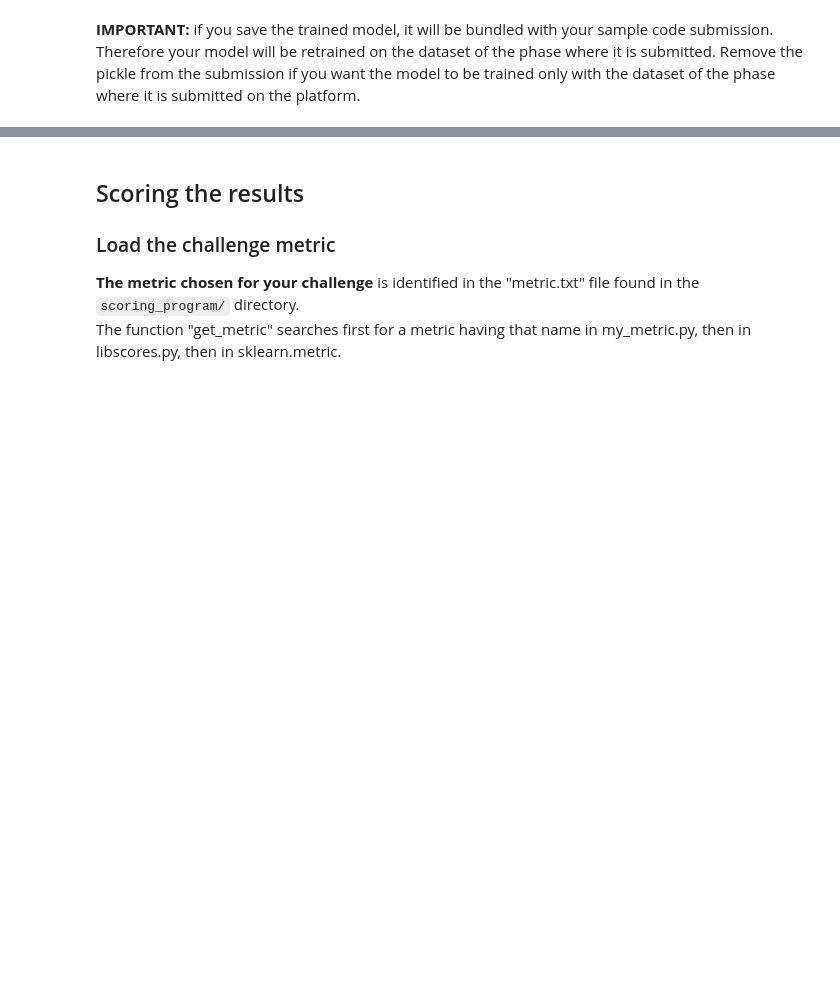
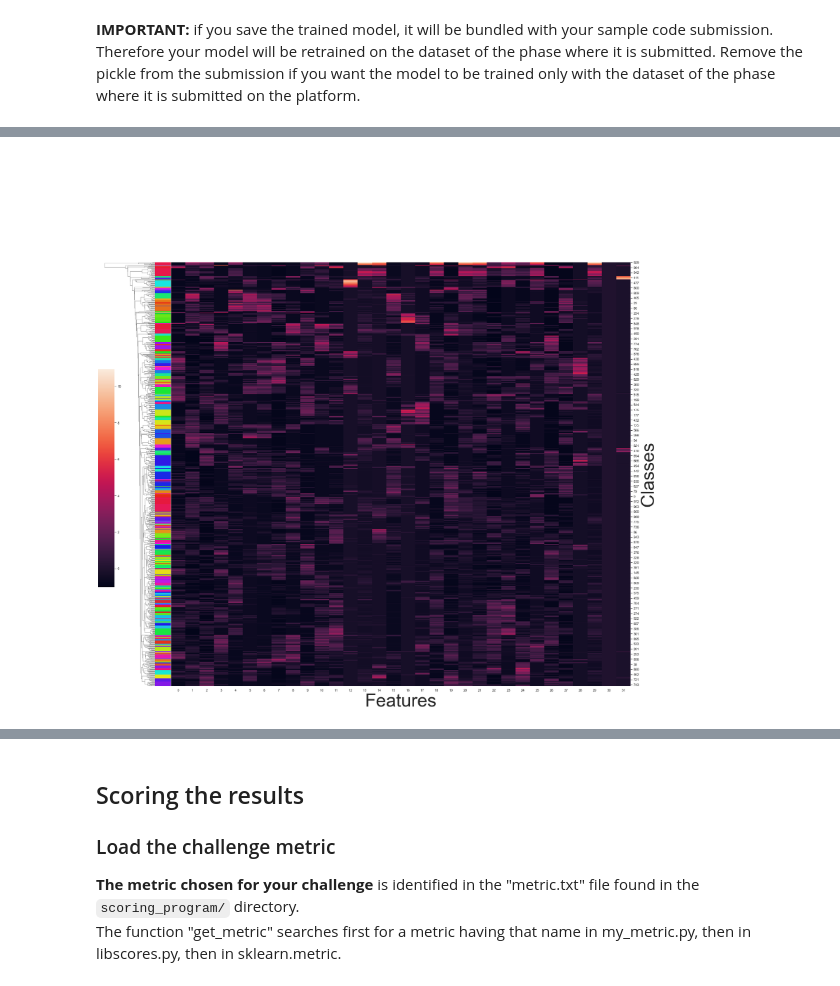
Before and after one commit to ElsaLopez133/PACHAMAMA, a Jupyter notebook: starting_kit/README.ipynb, the cells around one changed output, grey strips where cells are left out. Saved outputs shown, nothing was run; the diff lists cells and outputs as text; code cells hidden in the pictures; blank space fills up the shorter version.

```diff
--- a/starting_kit/README.ipynb
+++ b/starting_kit/README.ipynb
@@ -331,0 +362,4 @@ write(result_name + '_test.predict', Y_hat_test)
+# %%
+intermediate_layer_model = keras.Model(inputs=model.input,
+                                       outputs=model.get_layer(index=-2).output)
+intermediate_output = intermediate_layer_model(X_TRAIN)
@@ -331,0 +392,9 @@ write(result_name + '_test.predict', Y_hat_test)
+# %%
+scaler = preprocessing.StandardScaler().fit_transform(intermediate_output)
+# %%
+scaler_df = pd.DataFrame(data=scaler)
+y_train_df= pd.DataFrame(data=Y_TRAIN.reshape(-1,1), columns = ['Y'])
+merge = pd.concat((scaler_df, y_train_df), axis=1)[:1000]
+intermediate_y = merge.sort_values(by=['Y']).to_numpy()
+intermediate = intermediate_y[:,:-1]
+intermediate
@@ -331,0 +415,13 @@ write(result_name + '_test.predict', Y_hat_test)
+# %%
+lut = dict(zip(set(intermediate_y[:,-1]), sns.hls_palette(len(set(intermediate_y[:,-1])), l=0.5, s=0.8)))
+labels=pd.Series(intermediate_y[:,-1])
+row_colors = labels.map(lut)
+# %%
+g=sns.clustermap(intermediate, row_cluster=True, col_cluster = False,  row_colors=row_colors.to_numpy(), figsize=(25, 25),
+                dendrogram_ratio=(.1, .2),
+                cbar_pos=(0, .2, .03, .4))
+g.ax_heatmap.set_xlabel('Features', fontsize = 60)
+g.ax_heatmap.set_ylabel('Classes', fontsize = 60)
+plt.show()
+# %% [output]
+[figure, added]
```
Also changed, not shown: parts of 35 cells of this notebook.
